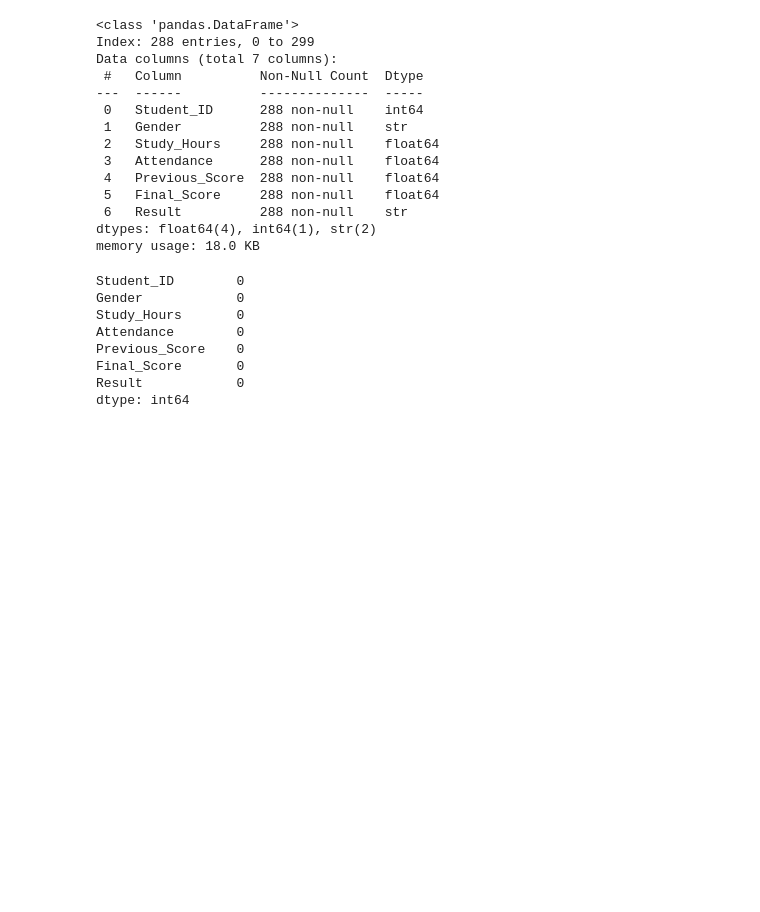
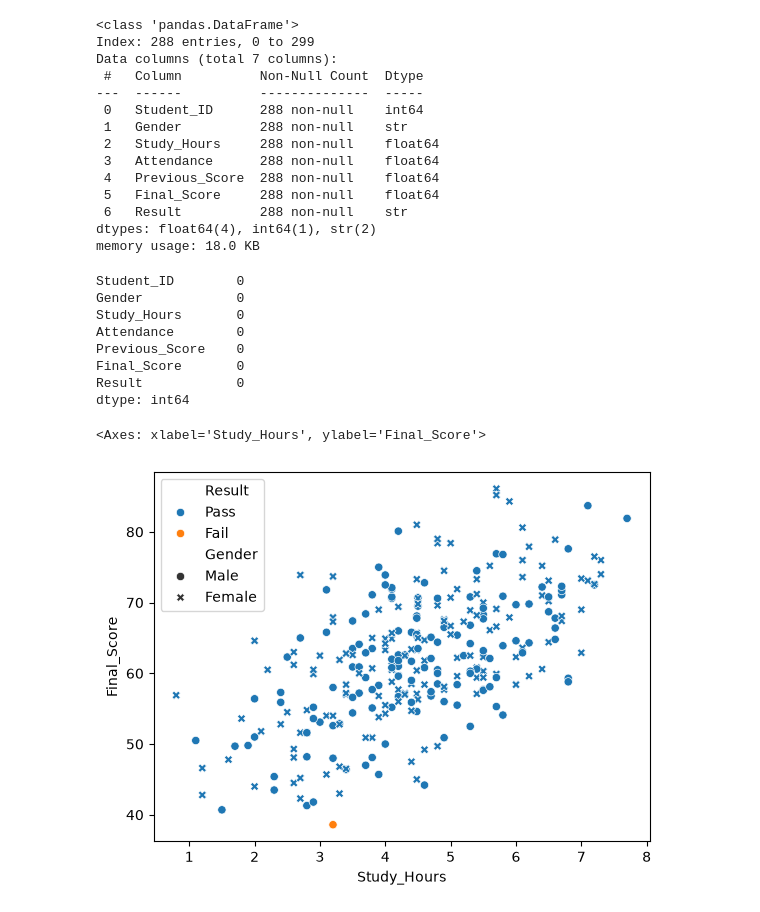
Before and after one commit to yuvrajsingh21114-code/Data-Science-Foundation, a Jupyter notebook: training_data.ipynb, the cells around one changed output. Drawn from its saved outputs; the diff is of its cells as text; code cells hidden in the pictures; blank space fills up the shorter version.

```diff
--- a/training_data.ipynb
+++ b/training_data.ipynb
@@ -197,3 +197,8 @@ Previous_Score    0
 Final_Score       0
 Result            0
 dtype: int64
+# %%
+sns.scatterplot(data=data,y="Final_Score",x="Study_Hours",hue="Result",style="Gender")
+# %% [output]
+<Axes: xlabel='Study_Hours', ylabel='Final_Score'>
+[figure, added]
```
Also changed, not shown: parts of 14 cells of this notebook, 3 other files.
